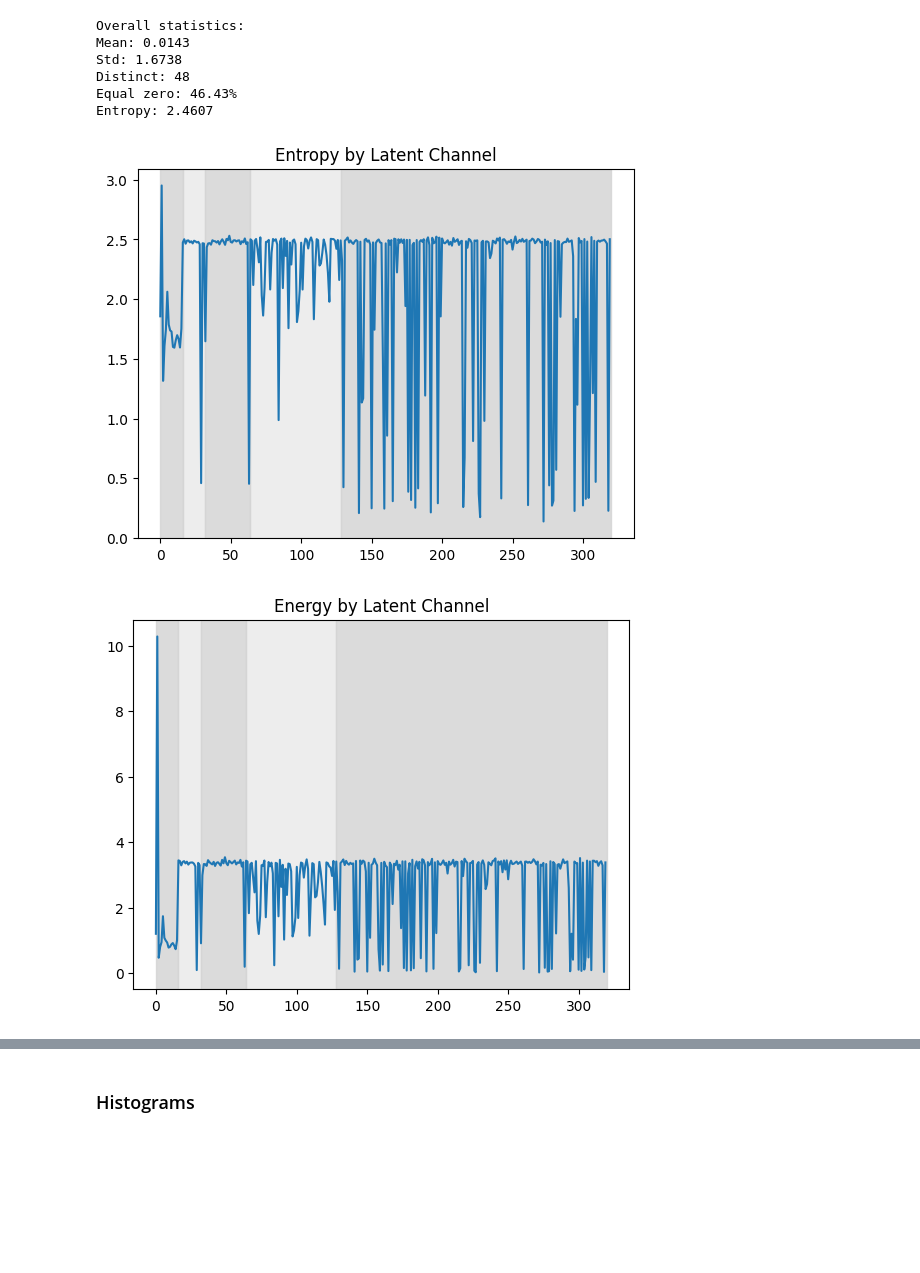
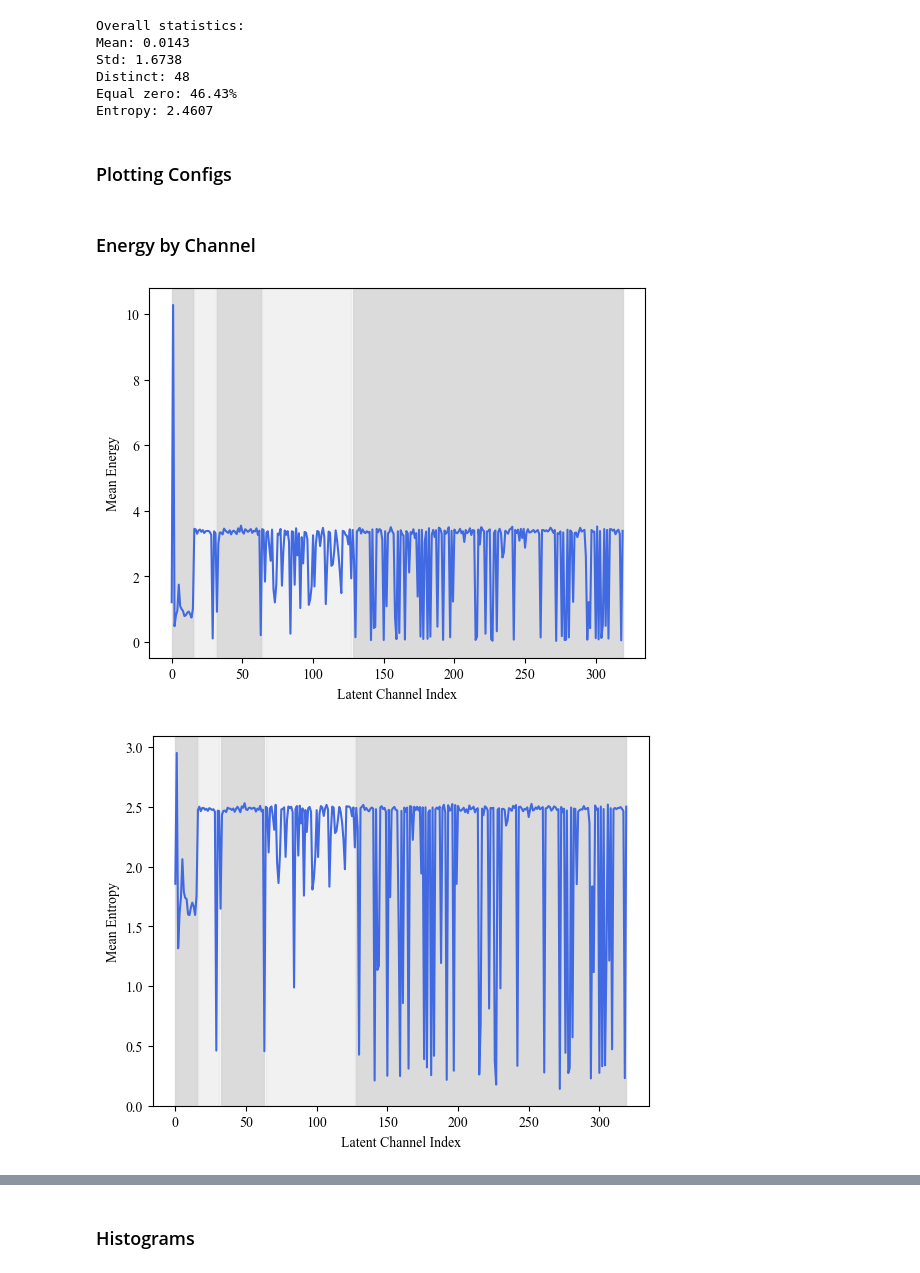
Before and after one commit to zb-umkc/elic_dct, a Jupyter notebook: elic_dct_rle.ipynb, the cells around one changed output, grey strips where cells are left out. Drawn from its saved outputs; the diff is of its cells as text; code cells hidden in the pictures; blank space fills up the shorter version.

Commit message:
Create final plots for paper

```diff
--- a/elic_dct_rle.ipynb
+++ b/elic_dct_rle.ipynb
@@ -61,4 +70,13 @@ Std: 1.6738
 Distinct: 48
 Equal zero: 46.43%
 Entropy: 2.4607
+# %% [markdown]
+### Plotting Configs
+# %%
+plt.rcParams['font.family'] = 'serif'
+plt.rcParams['font.serif'] = ['Times New Roman'] + plt.rcParams['font.serif']
+
+plt.rcParams['mathtext.fontset'] = 'stix'
+# %% [markdown]
+### Energy by Channel
 # %%
@@ -142,10 +190,10 @@ def get_channel_stats(input_signal):
 # %%
 # entropies, energies, zeroes, runs = get_channel_stats(y_hat)
 
-plot_channel_signal(entropies, plot_means=False, plot_medians=False, title="Entropy by Latent Channel")
-plot_channel_signal(energies, plot_means=False, plot_medians=False, title="Energy by Latent Channel")
-plot_channel_signal(zeroes, plot_means=False, plot_medians=False, title="Zero Percentage by Latent Channel")
-plot_channel_signal(runs, plot_means=False, plot_medians=False, title="Mean Run Length by Latent Channel")
+plot_channel_signal(energies, plot_means=False, plot_medians=False, title=None, ylabel="Mean Energy", color="royalblue")
+plot_channel_signal(entropies, plot_means=False, plot_medians=False, title=None, ylabel="Mean Entropy", color="royalblue")
+# plot_channel_signal(zeroes, plot_means=False, plot_medians=False, title="Zero Percentage by Latent Channel")
+# plot_channel_signal(runs, plot_means=False, plot_medians=False, title="Mean Run Length by Latent Channel")
 # %% [output]
-[figure, old version]
+[figure, new version]
-[figure, old version]
+[figure, new version]
```
Also changed, not shown: parts of 21 cells of this notebook.
